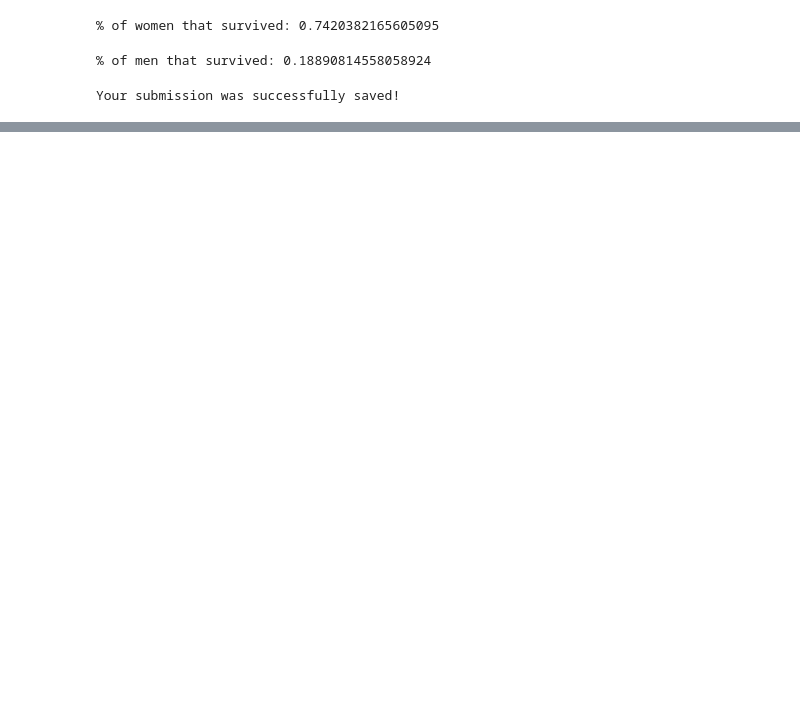
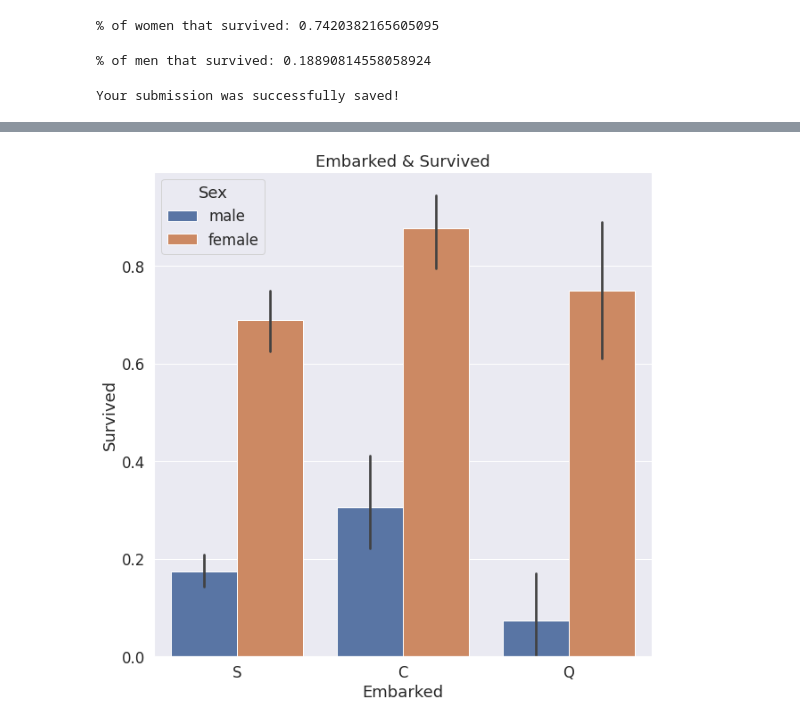
Before and after one commit to AzizTk/KaggleTitanic, a Jupyter notebook: notebook5eabd47bed.ipynb, the cells around one changed output, grey strips where cells are left out. Saved outputs shown, nothing was run; the diff lists cells and outputs as text; code cells hidden in the pictures; blank space fills up the shorter version.

```diff
--- a/notebook5eabd47bed.ipynb
+++ b/notebook5eabd47bed.ipynb
@@ -72,0 +185,9 @@ Your submission was successfully saved!
+# %%
+plt.figure(figsize=(10,10))
+sns.set(font_scale=1.5)
+plt.title("Embarked & Survived")
+sns.barplot(x="Embarked",y="Survived",hue="Sex",
+           data=data)
+plt.show()
+# %% [output]
+[figure, added]
```
Also changed, not shown: parts of 54 cells of this notebook.
